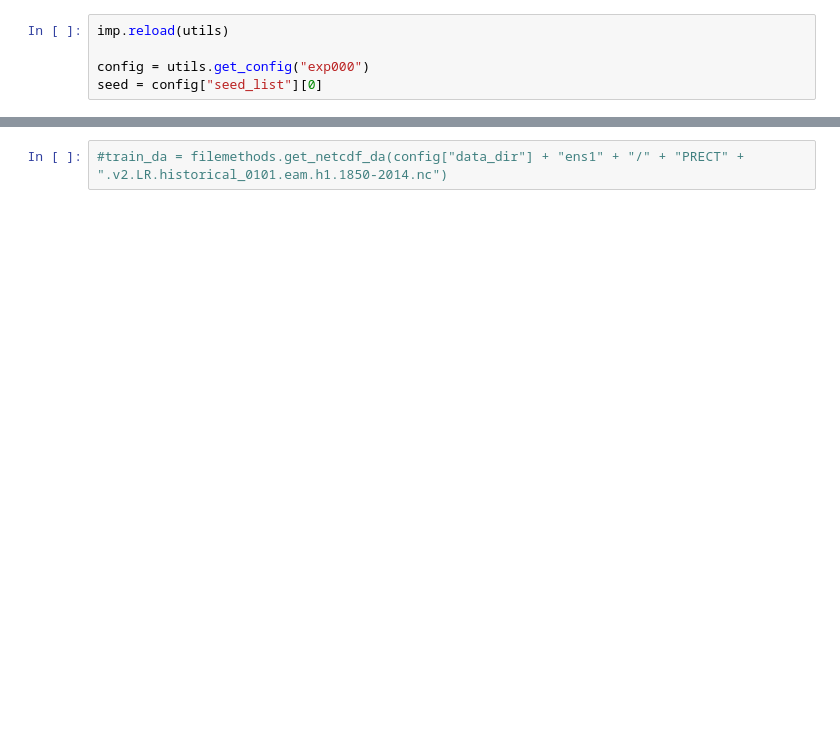
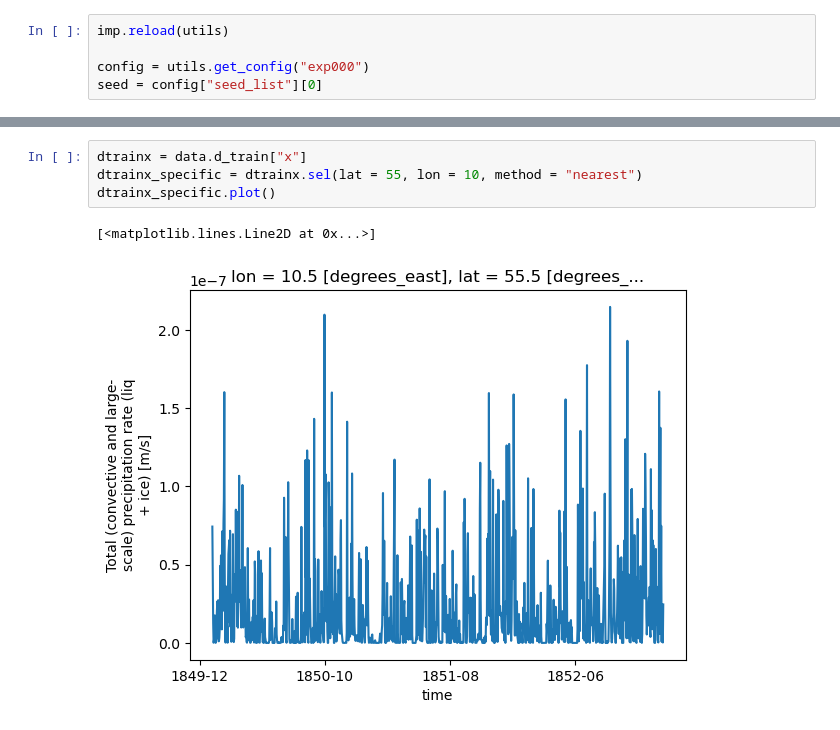
Before and after one commit to Jolan-vP/E3SM, a Jupyter notebook: analysis.ipynb, the cells around one changed output, grey strips where cells are left out. Cells and saved outputs as stored; diff of their text form; blank space fills up the shorter version.

```diff
--- a/analysis.ipynb
+++ b/analysis.ipynb
@@ -66,2 +60,7 @@ config["databuilder"]["ensembles"][0]
-# %%
-#train_da = filemethods.get_netcdf_da(config["data_dir"] + "ens1" + "/" + "PRECT" + ".v2.LR.historical_0101.eam.h1.1850-2014.nc")
+# %%
+dtrainx = data.d_train["x"]
+dtrainx_specific = dtrainx.sel(lat = 55, lon = 10, method = "nearest")
+dtrainx_specific.plot()
+# %% [output]
+[<matplotlib.lines.Line2D at 0x...>]
+[figure, added]
```
Also changed, not shown: parts of 7 cells of this notebook, 7 other files.
